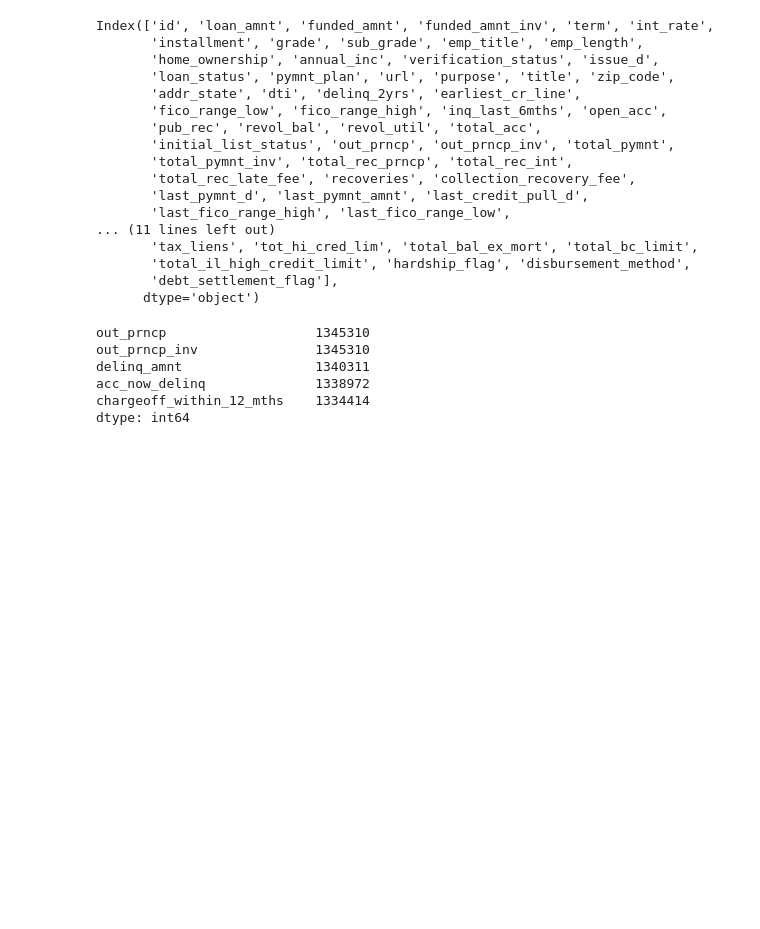
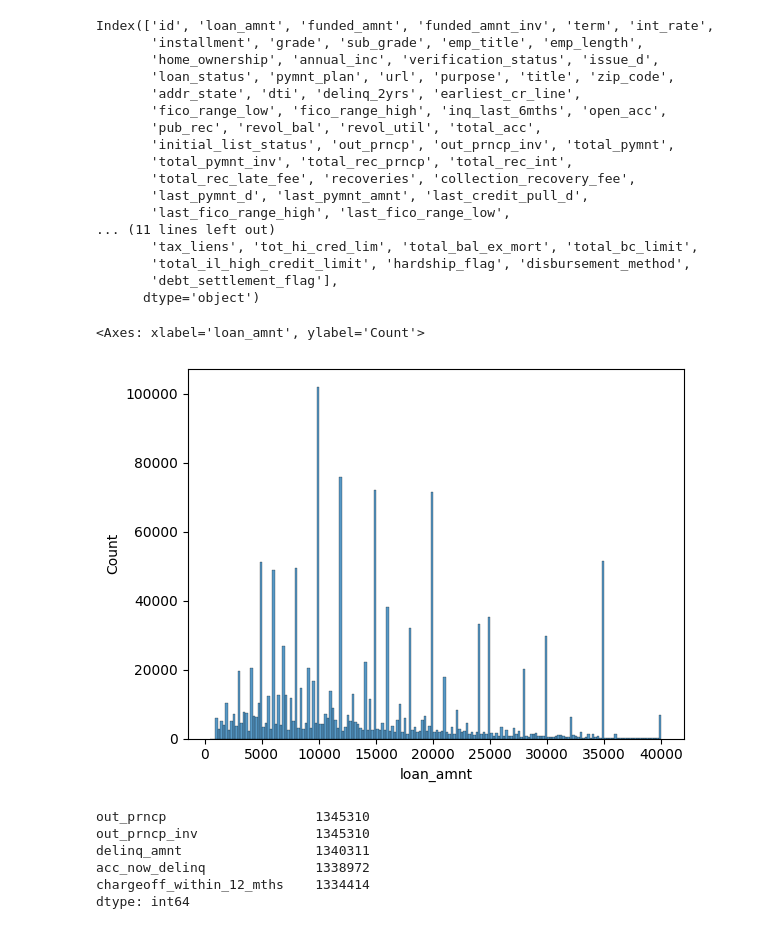
Before and after one commit to SacHacks5-0/Backend, a Jupyter notebook: model.ipynb, the cells around one changed output. Saved outputs shown, nothing was run; the diff lists cells and outputs as text; code cells hidden in the pictures; blank space fills up the shorter version.

```diff
--- a/model.ipynb
+++ b/model.ipynb
@@ -46,6 +46,11 @@ Index(['id', 'loan_amnt', 'funded_amnt', 'funded_amnt_inv', 'term', 'int_rate',
        'total_il_high_credit_limit', 'hardship_flag', 'disbursement_method',
        'debt_settlement_flag'],
       dtype='object')
+# %%
+sns.histplot(dataset["loan_amnt"])
+# %% [output]
+<Axes: xlabel='loan_amnt', ylabel='Count'>
+[figure, added]
 # %%
 #Top 5 columns with highest count of 0 rows
 dataset[dataset == 0].count(axis=0).sort_values(ascending = False).head(5)
```
Also changed, not shown: parts of 44 cells of this notebook.
